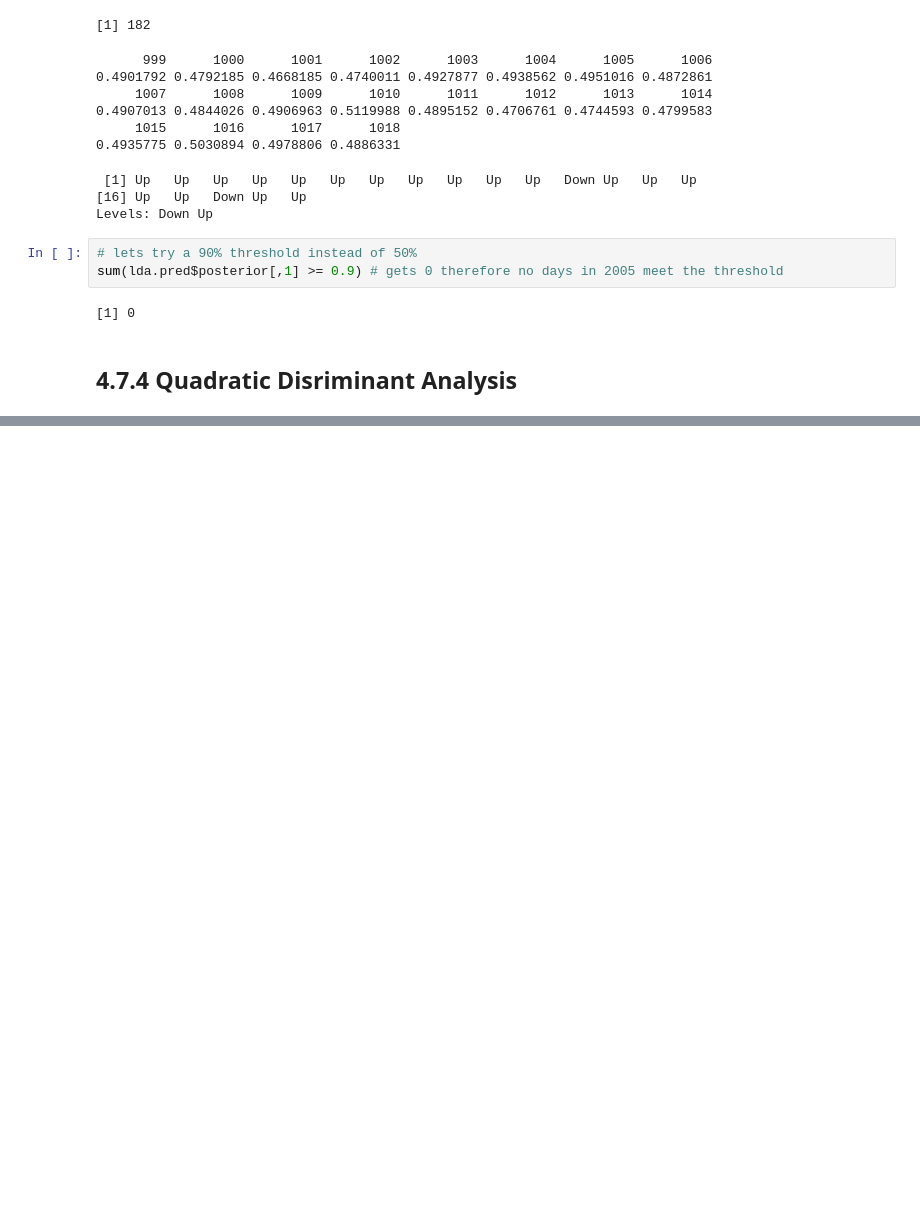
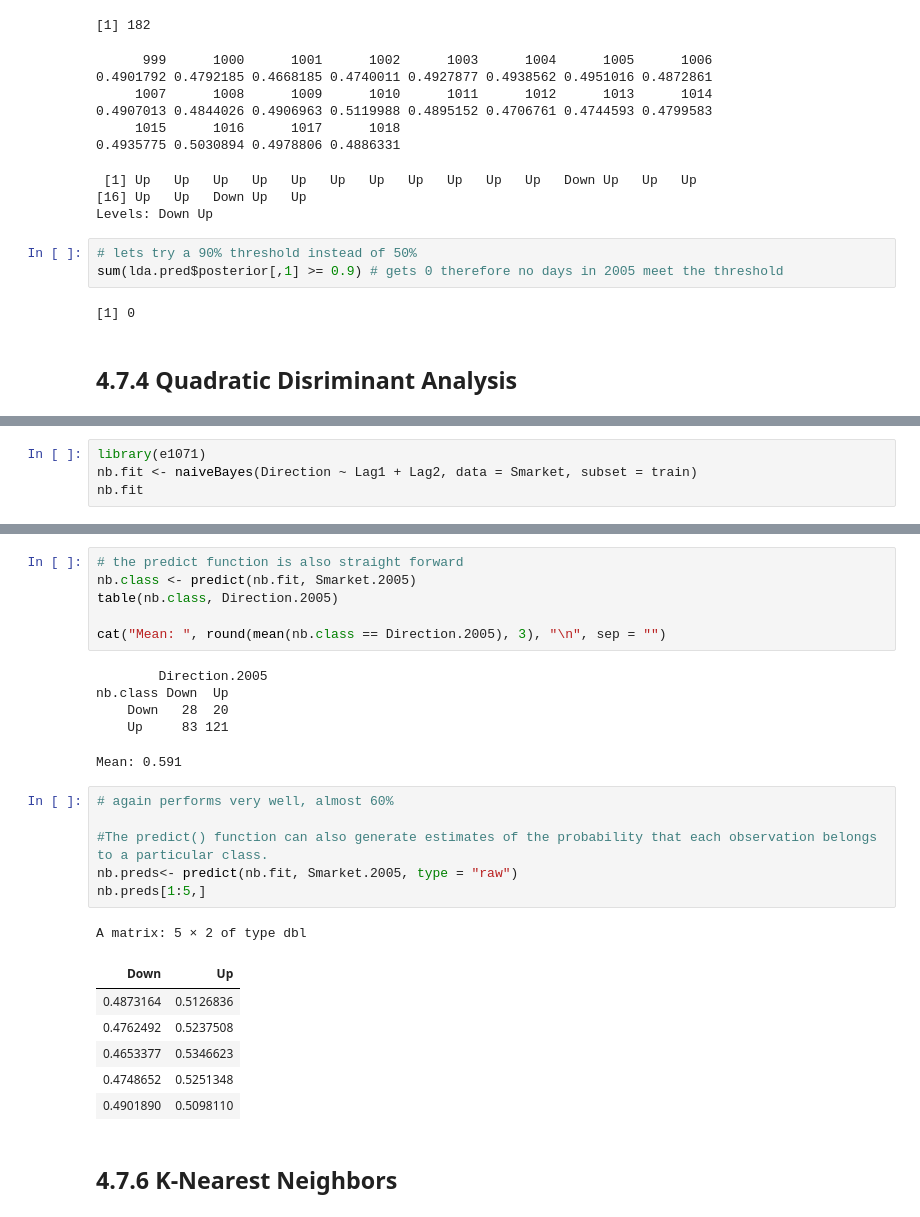
Before and after one commit to RowanKinross/ISLR2_studyNotes, a Jupyter notebook: Lab_4.7.ipynb, the cells around one changed output, grey strips where cells are left out. Drawn from its saved outputs; the diff is of its cells as text; blank space fills up the shorter version.

```diff
--- a/Lab_4.7.ipynb
+++ b/Lab_4.7.ipynb
@@ -343,0 +371,4 @@ sum(lda.pred$posterior[,1] >= 0.9) # gets 0 therefore no days in 2005 meet the t
+# %%
+library(e1071)
+nb.fit <- naiveBayes(Direction ~ Lag1 + Lag2, data = Smarket, subset = train)
+nb.fit
@@ -343,0 +405,28 @@ sum(lda.pred$posterior[,1] >= 0.9) # gets 0 therefore no days in 2005 meet the t
+# %%
+# the predict function is also straight forward
+nb.class <- predict(nb.fit, Smarket.2005)
+table(nb.class, Direction.2005)
+
+cat("Mean: ", round(mean(nb.class == Direction.2005), 3), "\n", sep = "")
+# %% [output]
+        Direction.2005
+nb.class Down  Up
+    Down   28  20
+    Up     83 121
+Mean: 0.591
+# %%
+# again performs very well, almost 60%
+
+#The predict() function can also generate estimates of the probability that each observation belongs to a particular class.
+nb.preds<- predict(nb.fit, Smarket.2005, type = "raw")
+nb.preds[1:5,]
+# %% [output]
+A matrix: 5 × 2 of type dbl
+| Down | Up |
+| 0.4873164 | 0.5126836 |
+| 0.4762492 | 0.5237508 |
+| 0.4653377 | 0.5346623 |
+| 0.4748652 | 0.5251348 |
+| 0.4901890 | 0.5098110 |
+# %% [markdown]
+## 4.7.6 K-Nearest Neighbors
```
Also changed, not shown: parts of 26 cells of this notebook, 3 other files.
